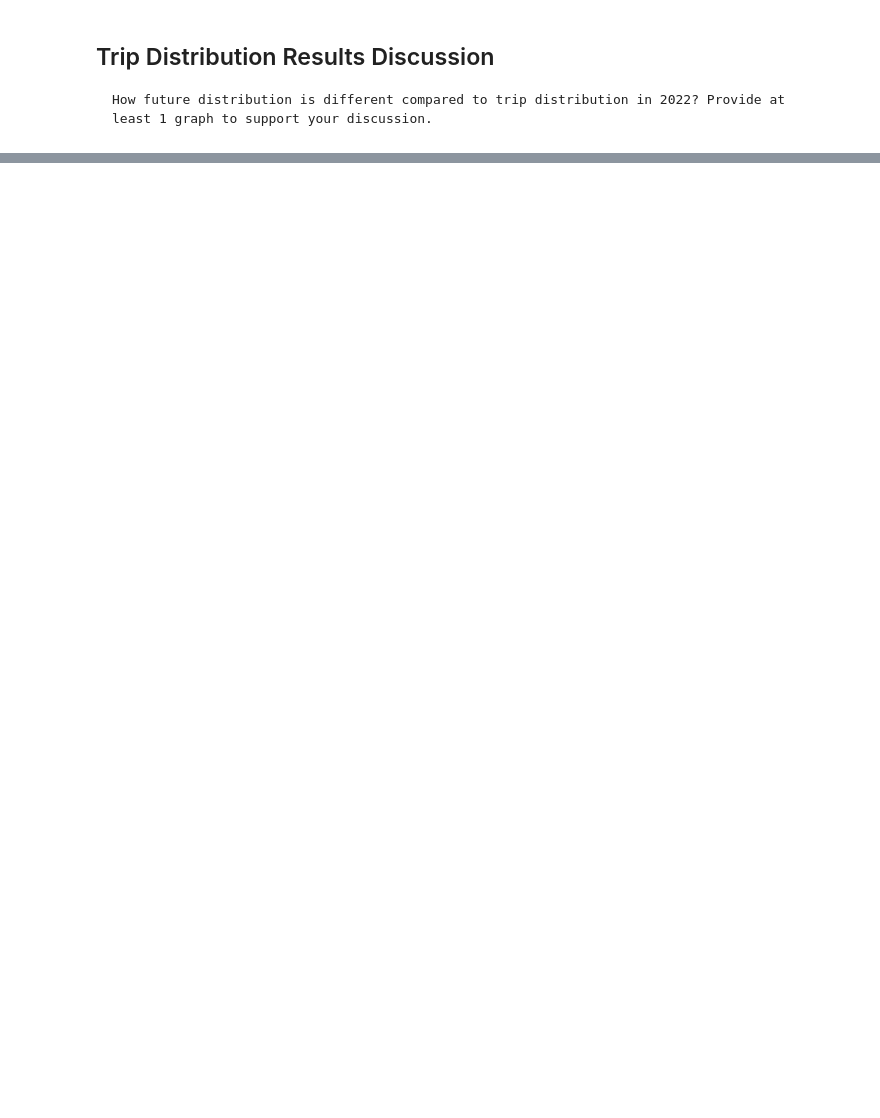
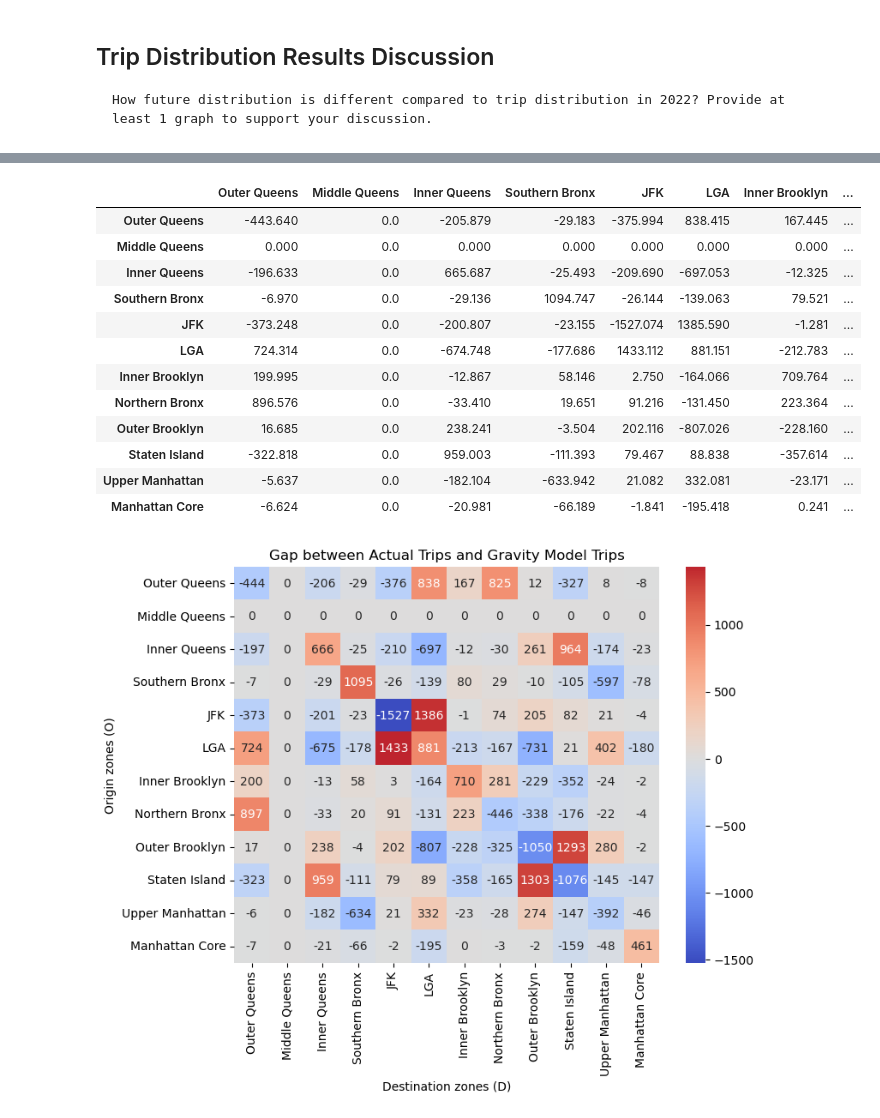
Before and after one commit to WenlongL1/CIE-539-Project, a Jupyter notebook: part3.ipynb, the cells around one changed output, grey strips where cells are left out. Saved outputs shown, nothing was run; the diff lists cells and outputs as text; code cells hidden in the pictures; blank space fills up the shorter version.

```diff
--- a/part3.ipynb
+++ b/part3.ipynb
@@ -287,0 +374,26 @@ Error: 0.992%
+# %%
+gap_trips = solution_gravity_model_renamed - tripzone
+
+display(gap_trips)
+
+plt.figure(figsize=(8,6))
+sns.heatmap(gap_trips, annot=True, fmt=".0f", cmap="coolwarm", center=0)
+plt.title("Gap between Actual Trips and Gravity Model Trips")
+plt.xlabel('Destination zones (D)')
+plt.ylabel('Origin zones (O)')
+plt.show()
+# %% [output]
+|  | Outer Queens | Middle Queens | Inner Queens | Southern Bronx | JFK | LGA | Inner Brooklyn | ... |
+| Outer Queens | -443.640 | 0.0 | -205.879 | -29.183 | -375.994 | 838.415 | 167.445 | ... |
+| Middle Queens | 0.000 | 0.0 | 0.000 | 0.000 | 0.000 | 0.000 | 0.000 | ... |
+| Inner Queens | -196.633 | 0.0 | 665.687 | -25.493 | -209.690 | -697.053 | -12.325 | ... |
+| Southern Bronx | -6.970 | 0.0 | -29.136 | 1094.747 | -26.144 | -139.063 | 79.521 | ... |
+| JFK | -373.248 | 0.0 | -200.807 | -23.155 | -1527.074 | 1385.590 | -1.281 | ... |
+| LGA | 724.314 | 0.0 | -674.748 | -177.686 | 1433.112 | 881.151 | -212.783 | ... |
+| Inner Brooklyn | 199.995 | 0.0 | -12.867 | 58.146 | 2.750 | -164.066 | 709.764 | ... |
+| Northern Bronx | 896.576 | 0.0 | -33.410 | 19.651 | 91.216 | -131.450 | 223.364 | ... |
+| Outer Brooklyn | 16.685 | 0.0 | 238.241 | -3.504 | 202.116 | -807.026 | -228.160 | ... |
+| Staten Island | -322.818 | 0.0 | 959.003 | -111.393 | 79.467 | 88.838 | -357.614 | ... |
+| Upper Manhattan | -5.637 | 0.0 | -182.104 | -633.942 | 21.082 | 332.081 | -23.171 | ... |
+| Manhattan Core | -6.624 | 0.0 | -20.981 | -66.189 | -1.841 | -195.418 | 0.241 | ... |
+[figure, added]
```
Also changed, not shown: parts of 9 cells of this notebook.
